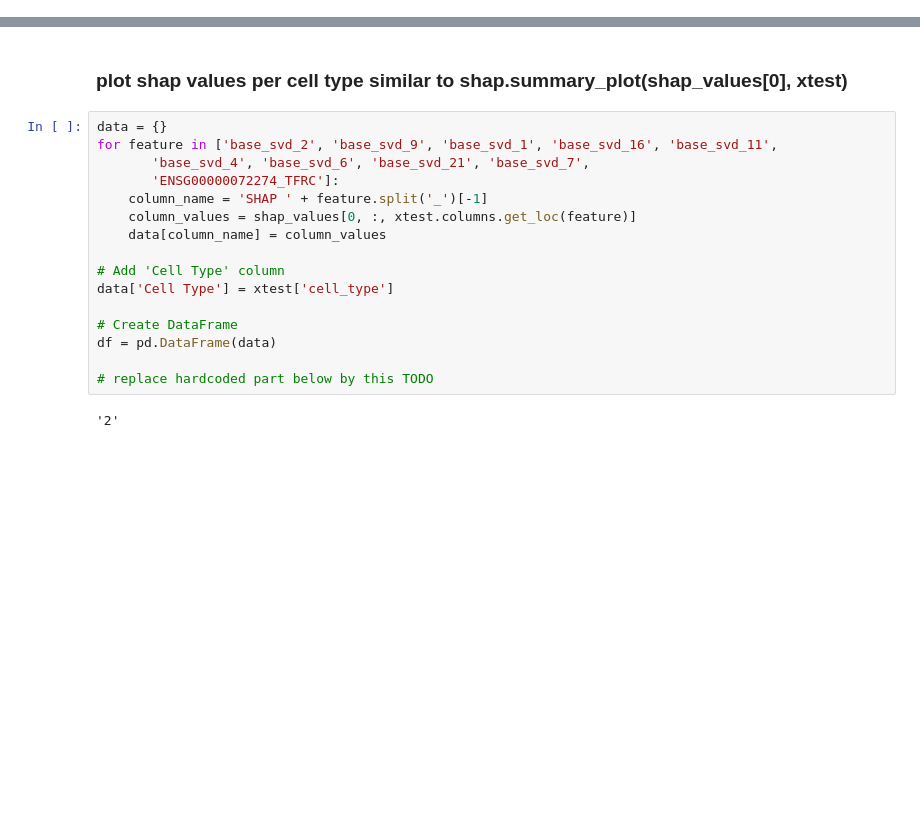
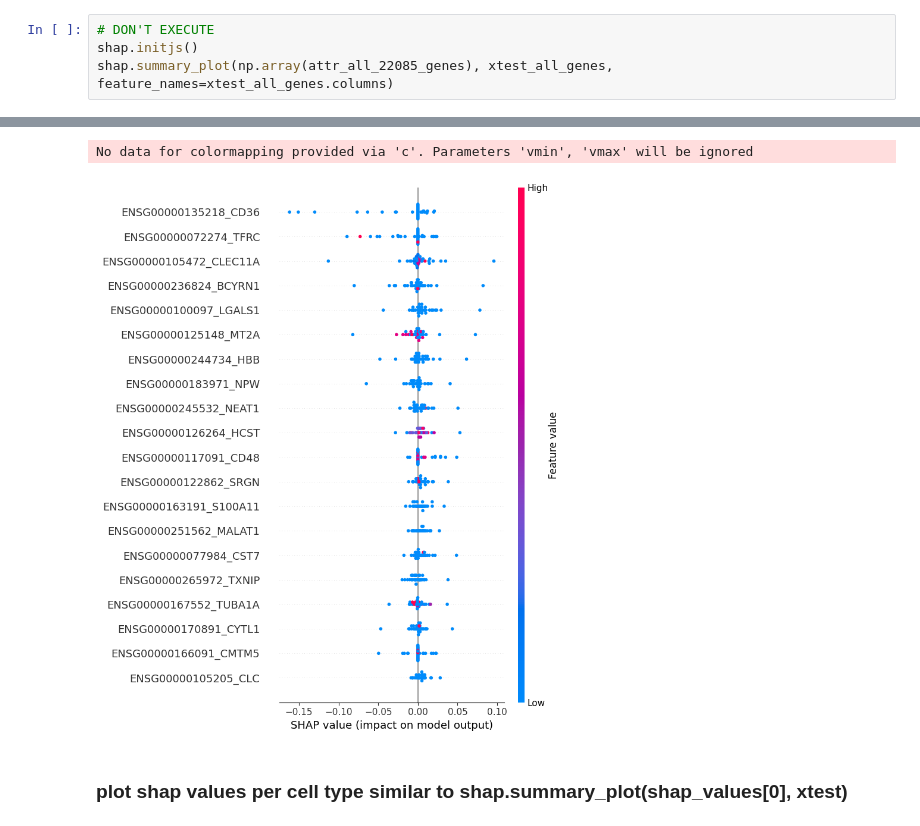
Before and after one commit to valentina-kg/open-problems-multimodal-3rd-solution, a Jupyter notebook: code/4.model/pred/plotting.ipynb, the cells around one changed output, grey strips where cells are left out. Drawn from its saved outputs; the diff is of its cells as text; blank space fills up the shorter version.

```diff
--- a/code/4.model/pred/plotting.ipynb
+++ b/code/4.model/pred/plotting.ipynb
@@ -43,0 +142,5 @@ Tight layout not applied. The bottom and top margins cannot be made large enough
+# %%
+# DON'T EXECUTE
+shap.initjs()
+shap.summary_plot(np.array(attr_all_22085_genes), xtest_all_genes, feature_names=xtest_all_genes.columns)
+# %% [output]
@@ -44,23 +148,7 @@ Tight layout not applied. The bottom and top margins cannot be made large enough
+No data for colormapping provided via 'c'. Parameters 'vmin', 'vmax' will be ignored
+[figure, added]
 # %% [markdown]
 ### plot shap values per cell type similar to shap.summary_plot(shap_values[0], xtest)
-# %%
-data = {}
-for feature in ['base_svd_2', 'base_svd_9', 'base_svd_1', 'base_svd_16', 'base_svd_11',
-       'base_svd_4', 'base_svd_6', 'base_svd_21', 'base_svd_7',
-       'ENSG00000072274_TFRC']:
-    column_name = 'SHAP ' + feature.split('_')[-1]
-    column_values = shap_values[0, :, xtest.columns.get_loc(feature)]
-    data[column_name] = column_values
-
-# Add 'Cell Type' column
-data['Cell Type'] = xtest['cell_type']
-
-# Create DataFrame
-df = pd.DataFrame(data)
-
-# replace hardcoded part below by this TODO
-# %% [output]
-'2'
 # %%
 # function for plot: plot top 10 features colouring datapoints by cell type
 def get_plot_per_cell_type(shap_values, xtest):
```
Also changed, not shown: parts of 25 cells of this notebook, 29 other files.
